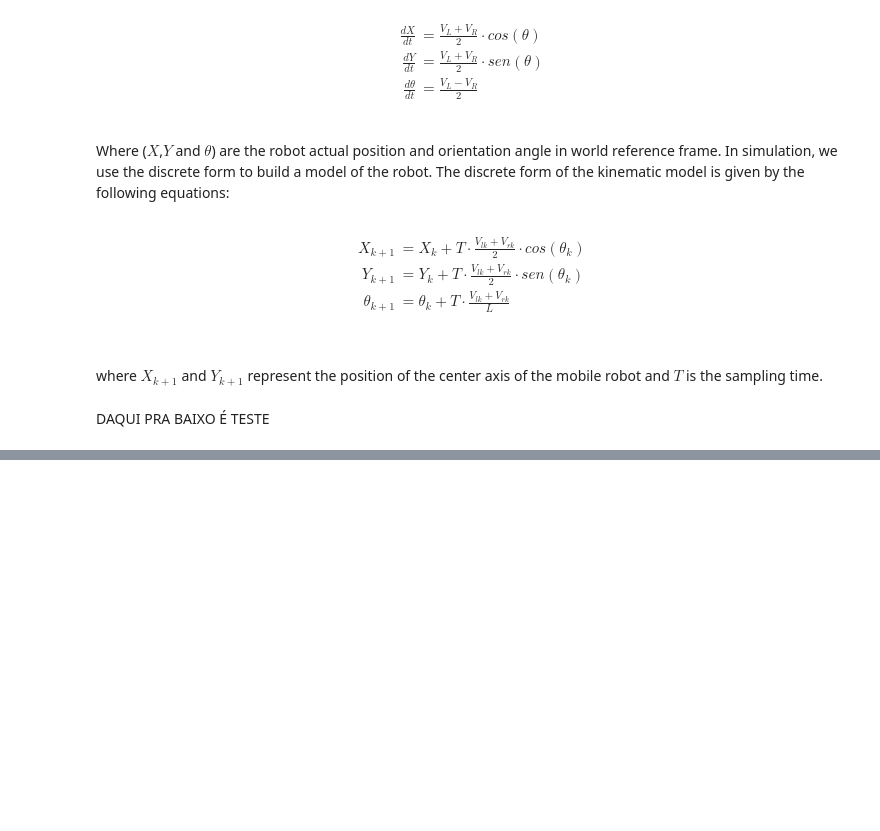
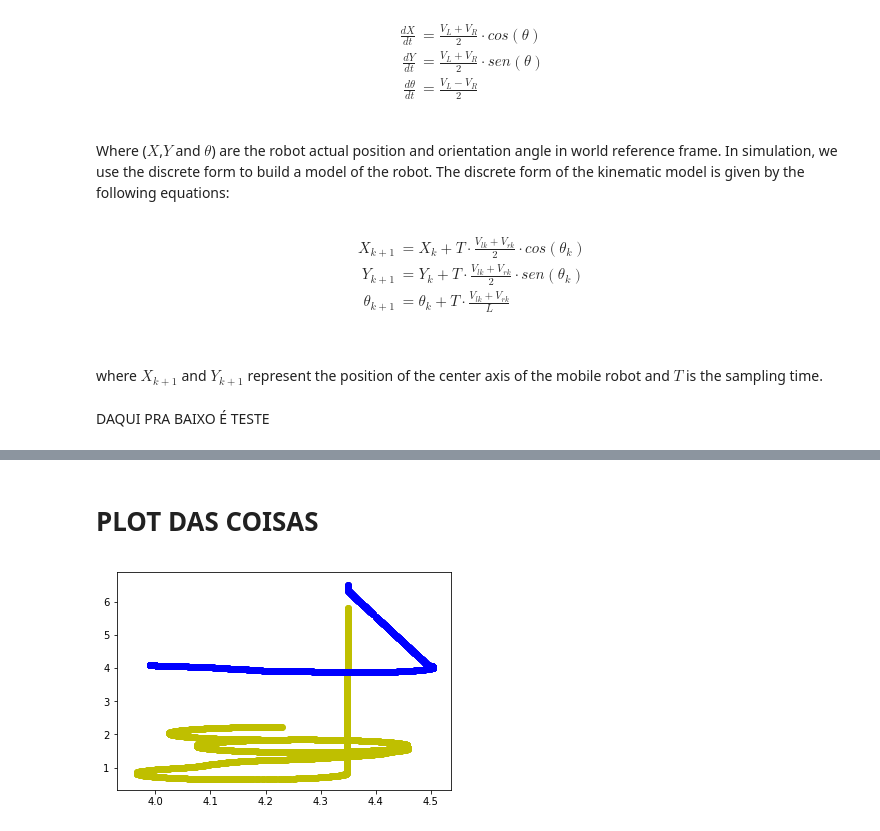
Before and after one commit to luizcartolano2/mc907-mobile-robotics, a Jupyter notebook: project1.ipynb, the cells around one changed output, grey strips where cells are left out. Saved outputs shown, nothing was run; the diff lists cells and outputs as text; code cells hidden in the pictures; blank space fills up the shorter version.

Commit message:
update bugs on odometry calc and insert code to find lines and corners

```diff
--- a/project1.ipynb
+++ b/project1.ipynb
@@ -223,6 +235,10 @@ class Walker():
         return
 # %% [markdown]
 DAQUI PRA BAIXO É TESTE
+# %%
+class ImageError(Exception):
+    """Raised when the input is None"""
+    pass
 # %%
 class Frame():
     def __init__(self, pose, image, timestamp=None):
@@ -361,0 +411,26 @@ Connected to remoteApi server.
+# %%
+import signal
+from contextlib import contextmanager
+
+class TimeoutException(Exception): pass
+
+@contextmanager
+def time_limit(seconds):
+    def signal_handler(signum, frame):
+        raise TimeoutException("Timed out!")
+    signal.signal(signal.SIGALRM, signal_handler)
+    signal.alarm(seconds)
+    try:
+        yield
+    finally:
+        signal.alarm(0)
+
+try:
+    ground_truth = []
+    odometry = []
+    lines = []
+    corners = []
+    with time_limit(90):
+        state_machine()
+except TimeoutException as e:
+    print("Timed out!")
@@ -361,0 +455,2 @@ Connected to remoteApi server.
+# %% [markdown]
+# PLOT DAS COISAS
@@ -361,0 +459,12 @@ Connected to remoteApi server.
+# %%
+odometry_x = [i[0] for i in odometry]
+odometry_y = [i[1] for i in odometry]
+ground_truth_x = [i[0] for i in ground_truth]
+ground_truth_y = [i[1] for i in ground_truth]
+# %%
+plt.figure()
+plt.scatter(odometry_x, odometry_y, c='y')
+plt.scatter(ground_truth_x, ground_truth_y, c='b')
+plt.show()
+# %% [output]
+[figure, added]
```
Also changed, not shown: parts of 7 cells of this notebook, 2 other files.
